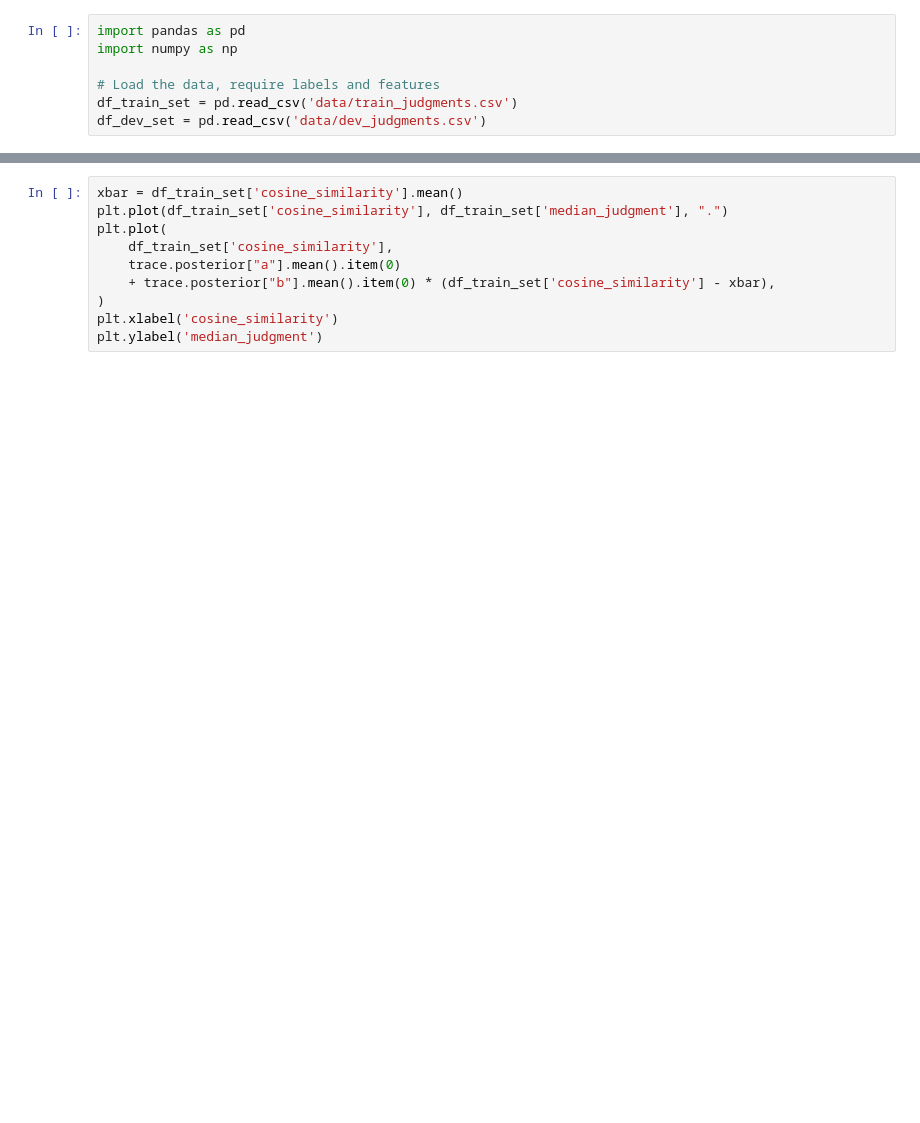
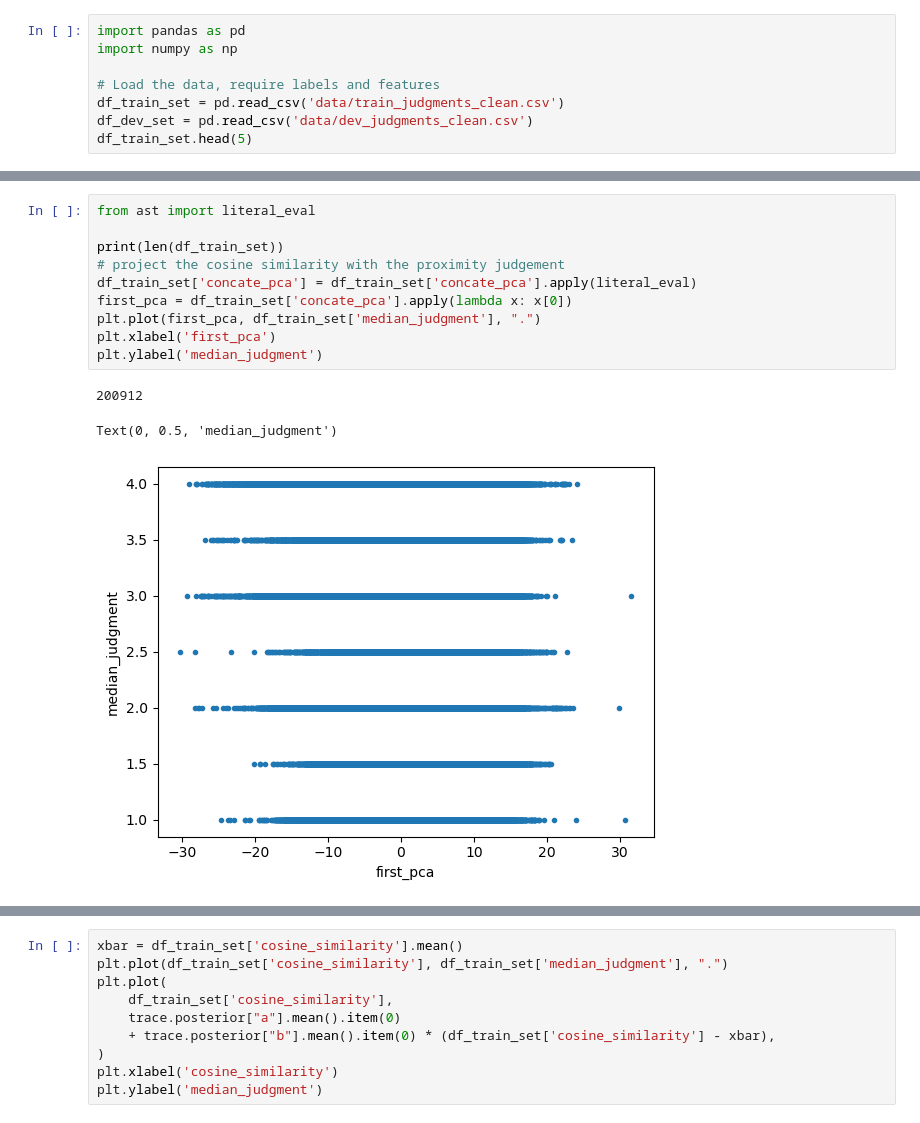
Before and after one commit to Le-Long/Bayesian-DisWiC, a Jupyter notebook: analyze.ipynb, the cells around one changed output, grey strips where cells are left out. Saved outputs shown, nothing was run; the diff lists cells and outputs as text; blank space fills up the shorter version.

Commit message:
update concat pca

```diff
--- a/analyze.ipynb
+++ b/analyze.ipynb
@@ -3,5 +3,6 @@ import pandas as pd
 import numpy as np
 
 # Load the data, require labels and features
-df_train_set = pd.read_csv('data/train_judgments.csv')
-df_dev_set = pd.read_csv('data/dev_judgments.csv')
+df_train_set = pd.read_csv('data/train_judgments_clean.csv')
+df_dev_set = pd.read_csv('data/dev_judgments_clean.csv')
+df_train_set.head(5)
@@ -16,3 +29,17 @@ plt.ylabel('median_judgment')
+# %%
+from ast import literal_eval
+
+print(len(df_train_set))
+# project the cosine similarity with the proximity judgement
+df_train_set['concate_pca'] = df_train_set['concate_pca'].apply(literal_eval)
+first_pca = df_train_set['concate_pca'].apply(lambda x: x[0])
+plt.plot(first_pca, df_train_set['median_judgment'], ".")
+plt.xlabel('first_pca')
+plt.ylabel('median_judgment')
+# %% [output]
+200912
+Text(0, 0.5, 'median_judgment')
+[figure, added]
 # %%
 import pickle
 import cloudpickle
```
Also changed, not shown: parts of 7 cells of this notebook, 3 other files.
